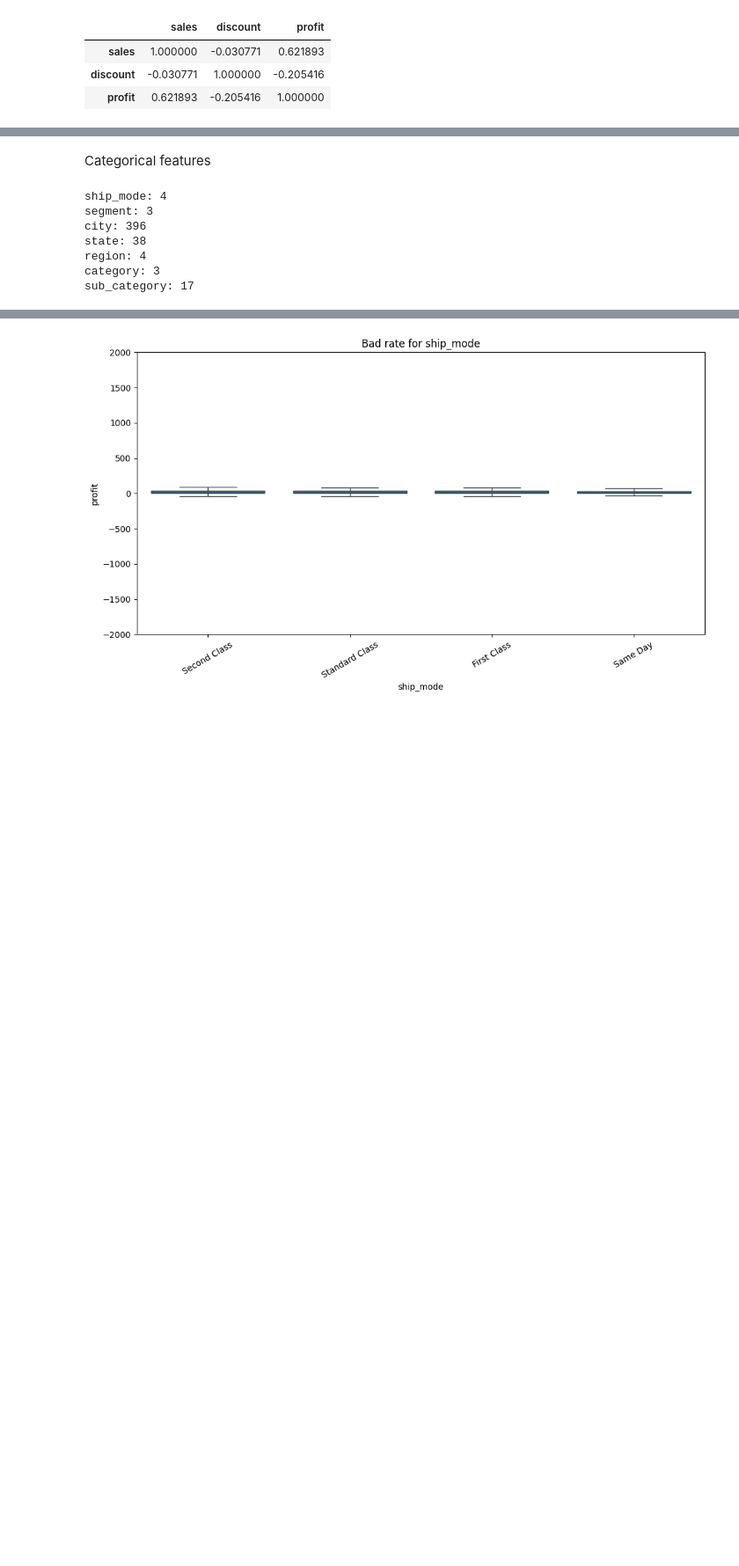
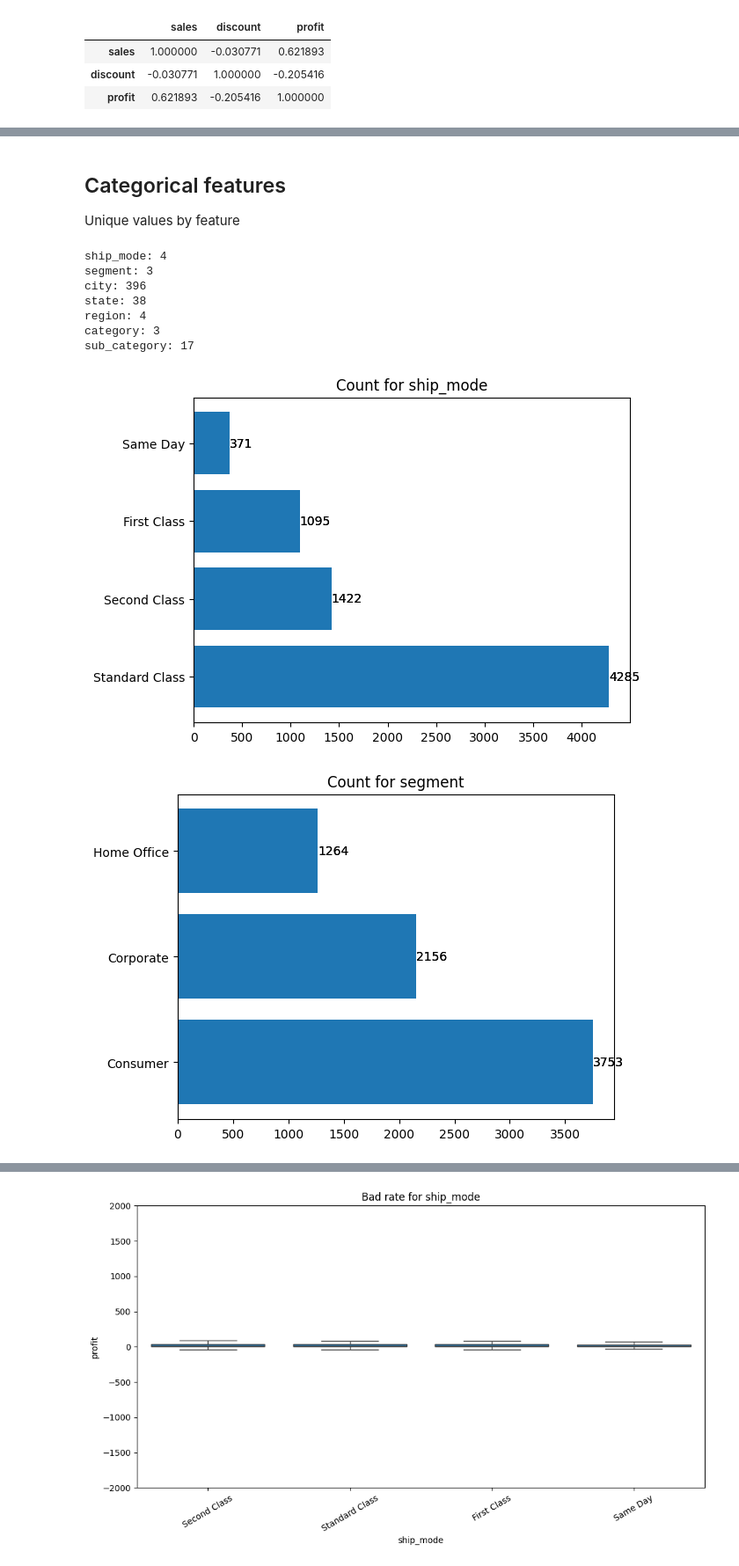
Before and after one commit to GuilhermeFreitas09/superstore-profit-prediction, a Jupyter notebook: eda.ipynb, the cells around one changed output, grey strips where cells are left out. Shown at 88% size. Saved outputs shown, nothing was run; the diff lists cells and outputs as text; code cells hidden in the pictures; blank space fills up the shorter version.

```diff
--- a/eda.ipynb
+++ b/eda.ipynb
@@ -56,5 +158,7 @@ corr.style.background_gradient(cmap='coolwarm')
 # %% [markdown]
-Categorical features
+## Categorical features
+
+Unique values by feature
 # %%
 for feature in X_train.select_dtypes(include=['object','category']).columns.tolist():
     print(f'{feature}: {X_train[feature].nunique()}')
@@ -67,3 +171,19 @@ state: 38
 region: 4
 category: 3
 sub_category: 17
+# %%
+for feature in ['ship_mode', 'segment', 'state', 'region', 'category', 'sub_category']:
+    temp = pd.DataFrame(X_train[feature].value_counts()).reset_index()
+
+    fig, ax = plt.subplots()
+    bars = ax.barh(temp[feature], temp['count'])
+
+    ax.bar_label(bars)
+
+    ax.set_title(f'Count for {feature}')
+
+    for bars in ax.containers:
+        ax.bar_label(bars)
+# %% [output]
+[figure, added]
+[figure, added]
```
Also changed, not shown: parts of 16 cells of this notebook, 2 other files.
